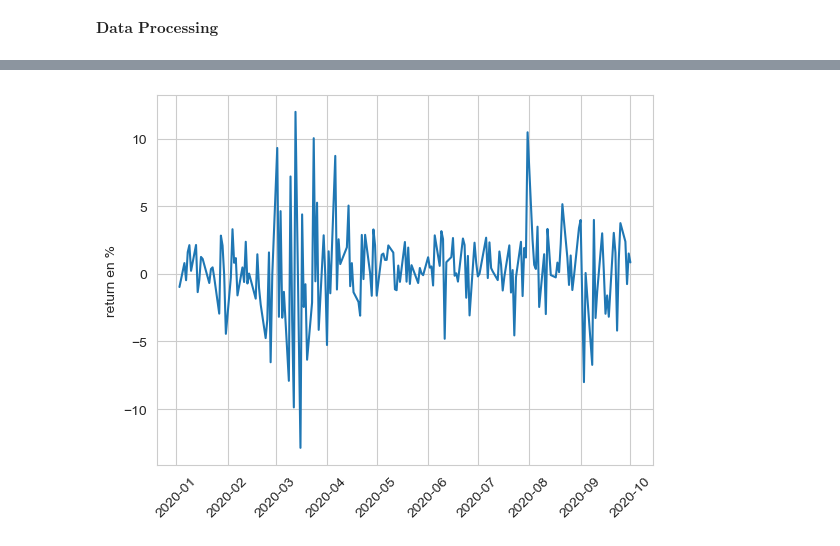
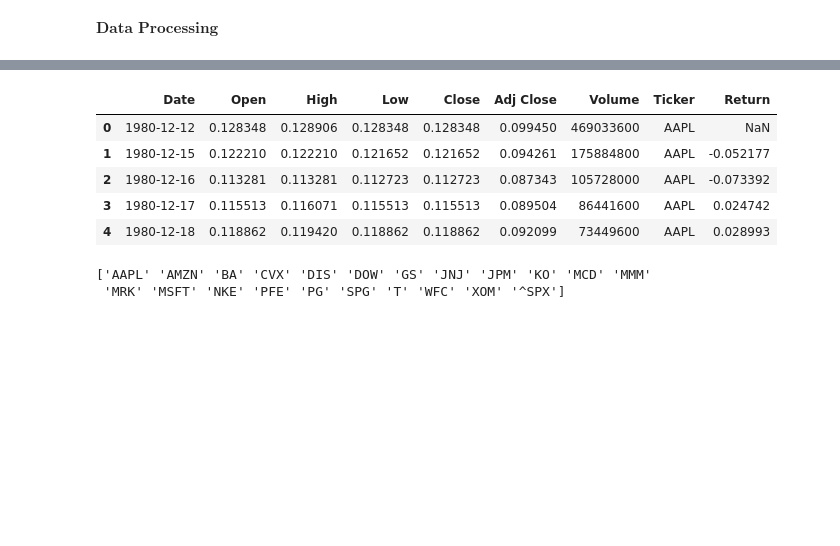
Before and after one commit to ItoWindsor/AlgoTrading, a Jupyter notebook: Linear_regression_model.ipynb, the cells around one changed output, grey strips where cells are left out. Saved outputs shown, nothing was run; the diff lists cells and outputs as text; code cells hidden in the pictures; blank space fills up the shorter version.

Commit message:
split

```diff
--- a/Linear_regression_model.ipynb
+++ b/Linear_regression_model.ipynb
@@ -35,17 +23,34 @@ apple_data.head()
-# %%
-
-
-
-
-
-plt.plot(apple_data['Date'], apple_data['Daily Return'] * 100)
-
-
-plt.gca().xaxis.set_major_formatter(mdates.DateFormatter('%Y-%m'))
-plt.gca().xaxis.set_major_locator(mdates.MonthLocator(interval=1))
-
-plt.ylabel('return en %')
-plt.xticks(rotation=45)
-plt.show()
-# %% [output]
-[figure, removed]
+# %%
+stocks.data.head()
+# %% [output]
+|  | Date | Open | High | Low | Close | Adj Close | Volume | Ticker | Return |
+| 0 | 1980-12-12 | 0.128348 | 0.128906 | 0.128348 | 0.128348 | 0.099450 | 469033600 | AAPL | NaN |
+| 1 | 1980-12-15 | 0.122210 | 0.122210 | 0.121652 | 0.121652 | 0.094261 | 175884800 | AAPL | -0.052177 |
+| 2 | 1980-12-16 | 0.113281 | 0.113281 | 0.112723 | 0.112723 | 0.087343 | 105728000 | AAPL | -0.073392 |
+| 3 | 1980-12-17 | 0.115513 | 0.116071 | 0.115513 | 0.115513 | 0.089504 | 86441600 | AAPL | 0.024742 |
+| 4 | 1980-12-18 | 0.118862 | 0.119420 | 0.118862 | 0.118862 | 0.092099 | 73449600 | AAPL | 0.028993 |
+# %%
+def sequential_split_by_ticker(data, train_fraction=0.8):
+    # Assuming 'Ticker' is the column that contains the ticker names
+    tickers = data['Ticker'].unique()
+
+    train_dfs = []
+    test_dfs = []
+
+    for ticker in tickers:
+        ticker_data = data[data['Ticker'] == ticker]
+        train_size = int(len(ticker_data) * train_fraction)
+        train, test = ticker_data.iloc[:train_size], ticker_data.iloc[train_size:]
+        train_dfs.append(train)
+        test_dfs.append(test)
+
+    train_combined = pd.concat(train_dfs)
+    test_combined = pd.concat(test_dfs)
+
+    return train_combined, test_combined
+
+
+train_set , test_set = sequential_split_by_ticker(stocks.data)
+# %% [output]
+['AAPL' 'AMZN' 'BA' 'CVX' 'DIS' 'DOW' 'GS' 'JNJ' 'JPM' 'KO' 'MCD' 'MMM'
+ 'MRK' 'MSFT' 'NKE' 'PFE' 'PG' 'SPG' 'T' 'WFC' 'XOM' '^SPX']
```
Also changed, not shown: parts of 2 cells of this notebook, 1 other file.
